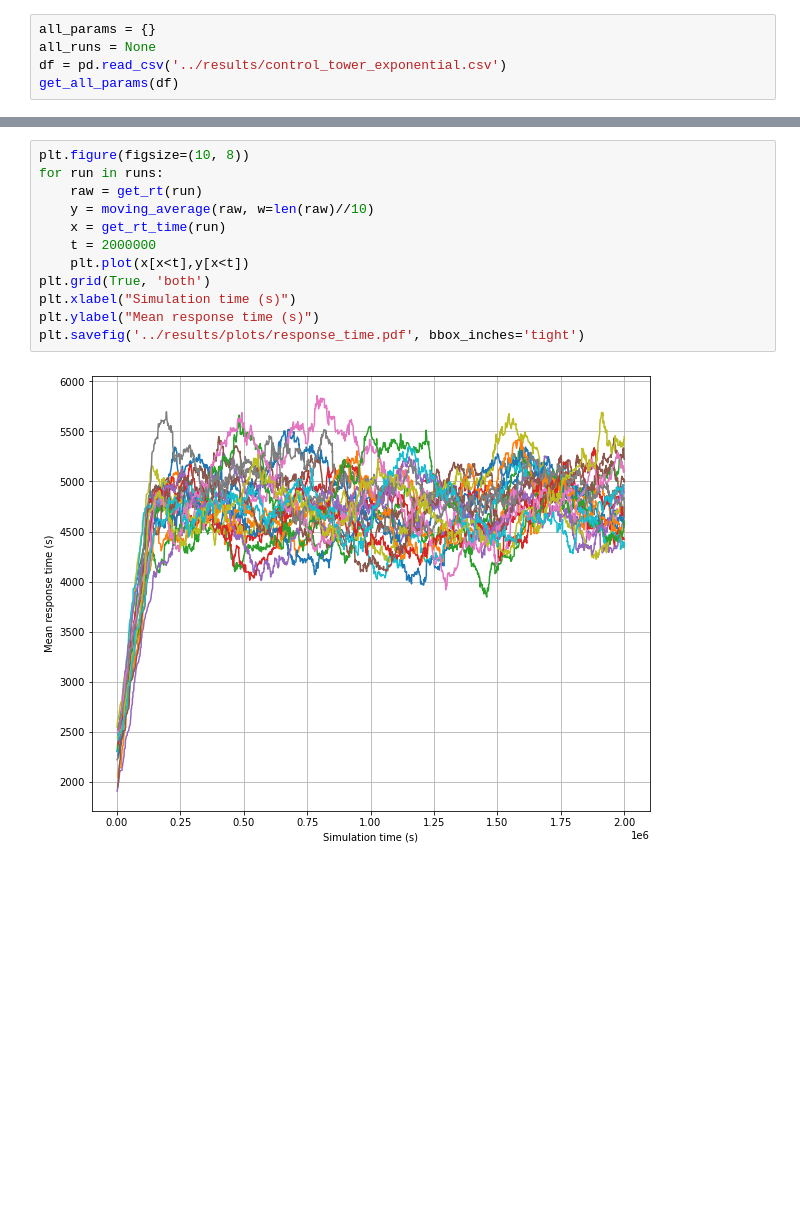
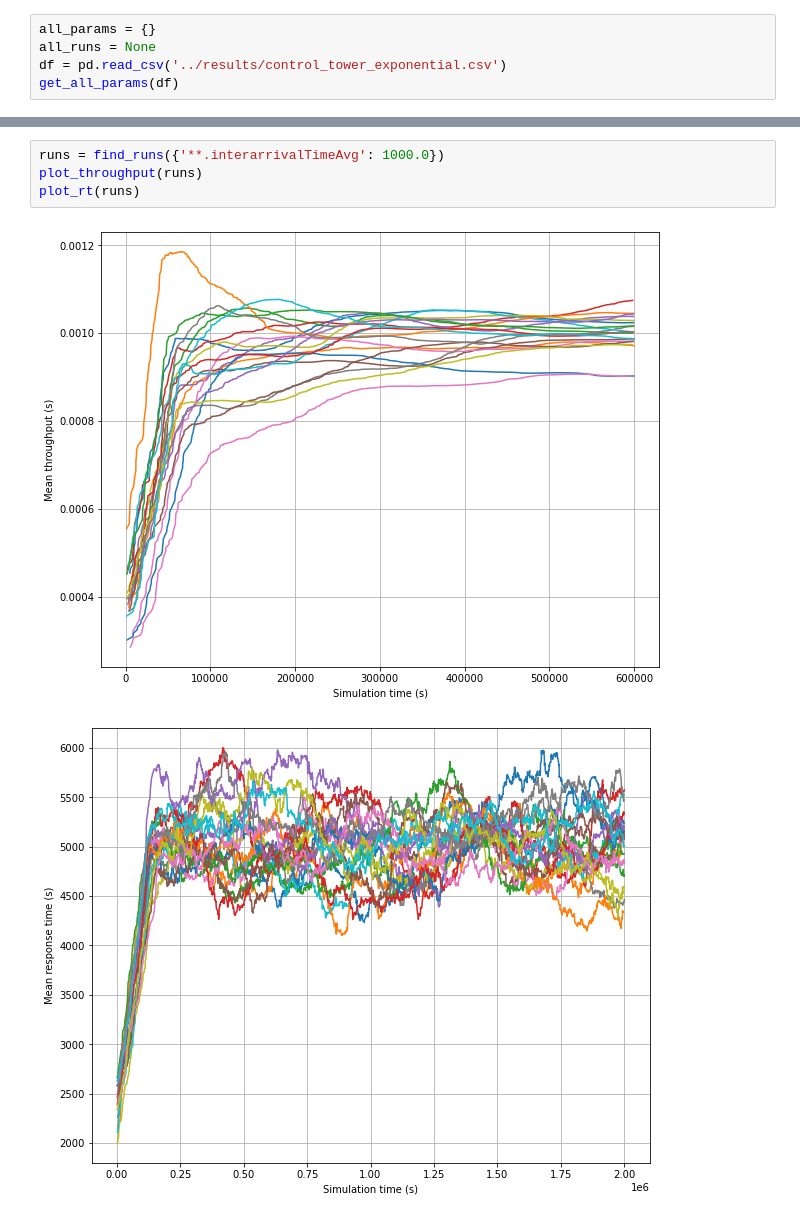
Before and after one commit to bendonio/Control-Tower-Project, a Jupyter notebook: CT/simulations/jupyter/warm_up.ipynb, the cells around one changed output, grey strips where cells are left out. Saved outputs shown, nothing was run; the diff lists cells and outputs as text; blank space fills up the shorter version.

```diff
--- a/CT/simulations/jupyter/warm_up.ipynb
+++ b/CT/simulations/jupyter/warm_up.ipynb
@@ -170,14 +144,7 @@ plt.savefig('../results/plots/throughput.pdf', bbox_inches='tight')
-# %%
-plt.figure(figsize=(10, 8))
-for run in runs:
-    raw = get_rt(run)
-    y = moving_average(raw, w=len(raw)//10)
-    x = get_rt_time(run)
-    t = 2000000
-    plt.plot(x[x<t],y[x<t])
-plt.grid(True, 'both')
-plt.xlabel("Simulation time (s)")
-plt.ylabel("Mean response time (s)")
-plt.savefig('../results/plots/response_time.pdf', bbox_inches='tight')
-# %% [output]
-[figure, removed]
+# %%
+runs = find_runs({'**.interarrivalTimeAvg': 1000.0})
+plot_throughput(runs)
+plot_rt(runs)
+# %% [output]
+[figure, added]
+[figure, added]
```
Also changed, not shown: parts of 7 cells of this notebook.
